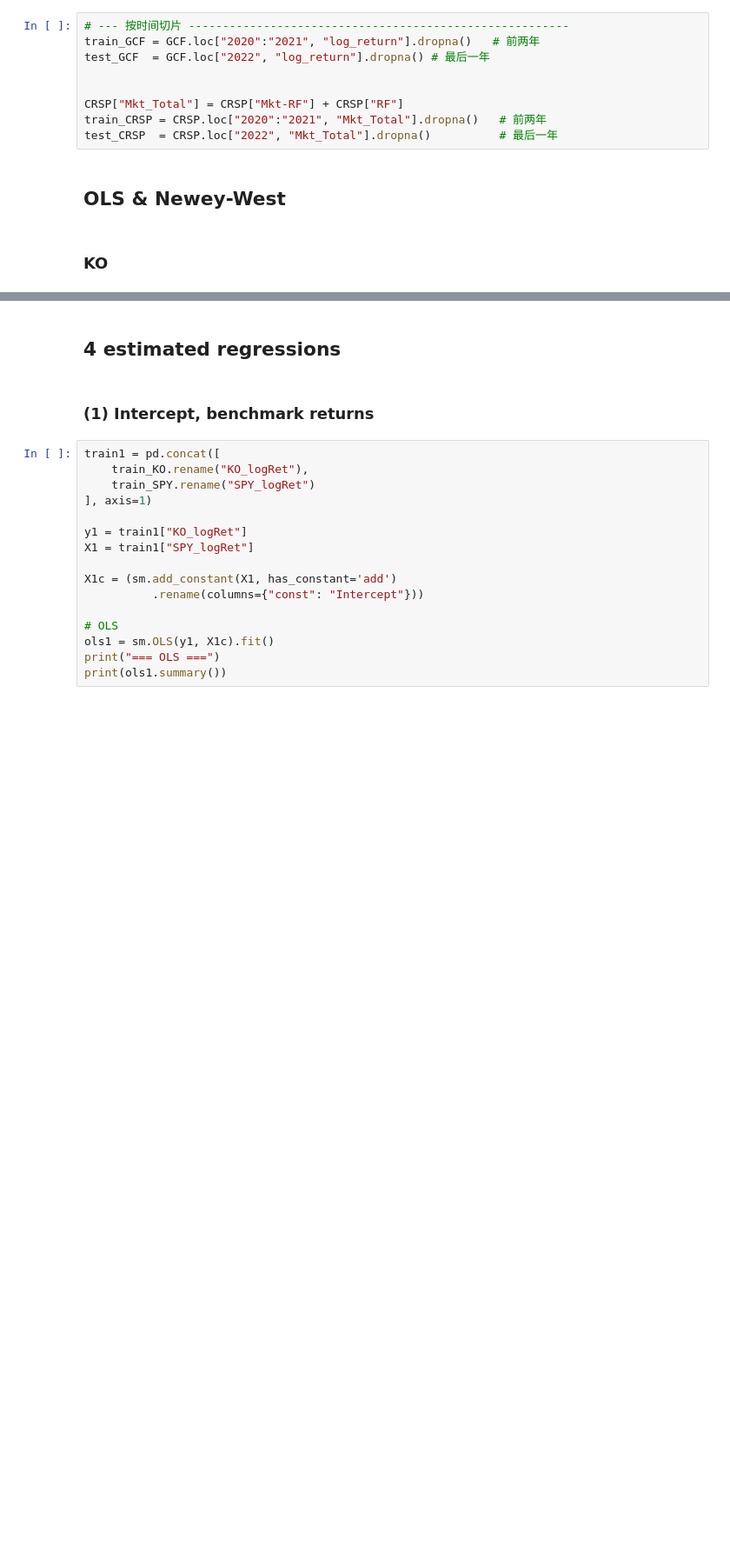
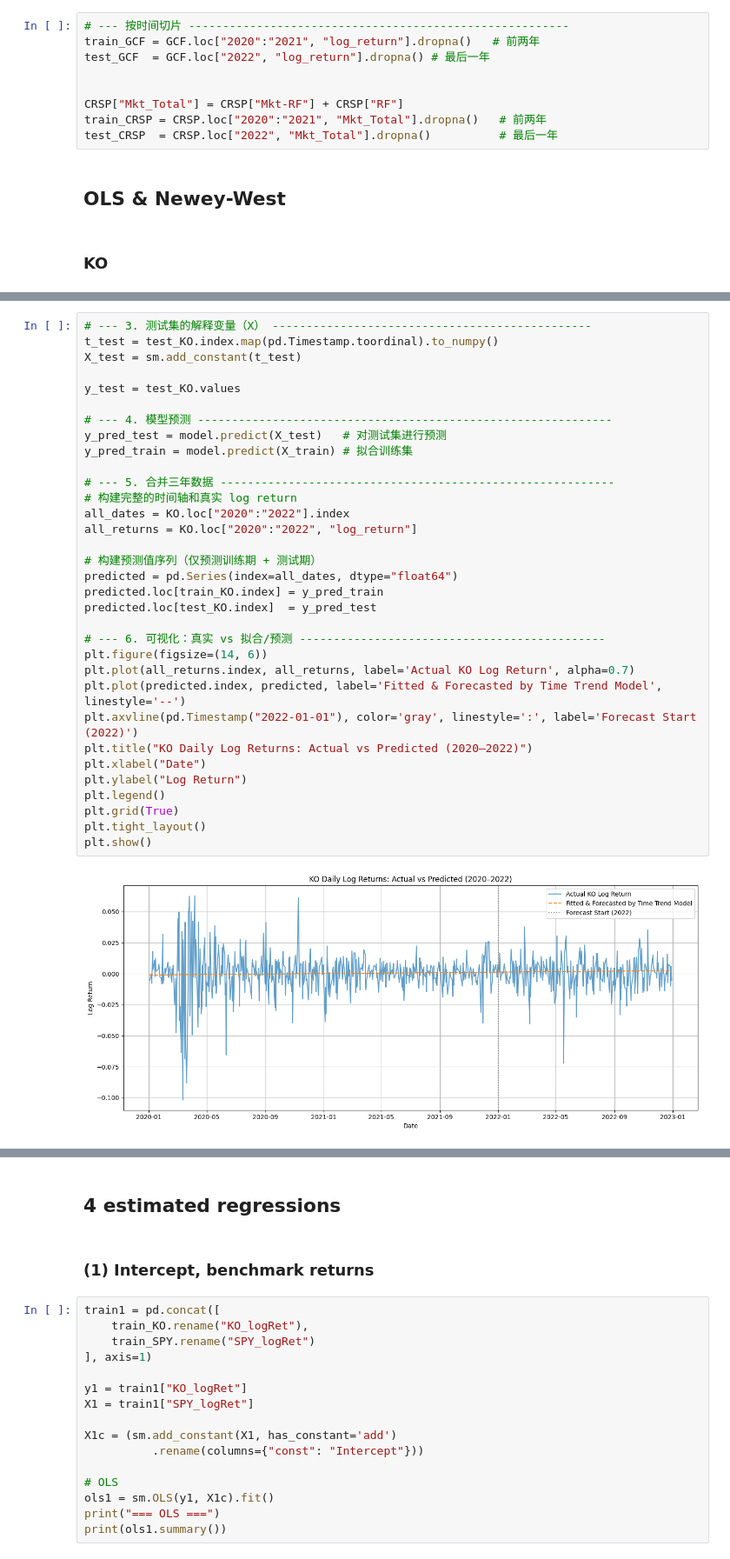
Before and after one commit to CYXNBNBNB/AD685-Quantitative-Methods-for-Finance, a Jupyter notebook: AD685 OLS Regression HAC.ipynb, the cells around one changed output, grey strips where cells are left out. Shown at 87% size. Drawn from its saved outputs; the diff is of its cells as text; blank space fills up the shorter version.

```diff
--- a/AD685 OLS Regression HAC.ipynb
+++ b/AD685 OLS Regression HAC.ipynb
@@ -340,6 +340,41 @@ Notes:
 [1] Standard Errors assume that the covariance matrix of the errors is correctly specified.
 [2] The condition number is large, 2.59e+09. This might indicate that there are
 strong multicollinearity or other numerical problems.
+# %%
+# --- 3. 测试集的解释变量（X） -----------------------------------------------
+t_test = test_KO.index.map(pd.Timestamp.toordinal).to_numpy()
+X_test = sm.add_constant(t_test)
+
+y_test = test_KO.values
+
+# --- 4. 模型预测 -------------------------------------------------------------
+y_pred_test = model.predict(X_test)   # 对测试集进行预测
+y_pred_train = model.predict(X_train) # 拟合训练集
+
+# --- 5. 合并三年数据 ----------------------------------------------------------
+# 构建完整的时间轴和真实 log return
+all_dates = KO.loc["2020":"2022"].index
+all_returns = KO.loc["2020":"2022", "log_return"]
+
+# 构建预测值序列（仅预测训练期 + 测试期）
+predicted = pd.Series(index=all_dates, dtype="float64")
+predicted.loc[train_KO.index] = y_pred_train
+predicted.loc[test_KO.index]  = y_pred_test
+
+# --- 6. 可视化：真实 vs 拟合/预测 ---------------------------------------------
+plt.figure(figsize=(14, 6))
+plt.plot(all_returns.index, all_returns, label='Actual KO Log Return', alpha=0.7)
+plt.plot(predicted.index, predicted, label='Fitted & Forecasted by Time Trend Model', linestyle='--')
+plt.axvline(pd.Timestamp("2022-01-01"), color='gray', linestyle=':', label='Forecast Start (2022)')
+plt.title("KO Daily Log Returns: Actual vs Predicted (2020–2022)")
+plt.xlabel("Date")
+plt.ylabel("Log Return")
+plt.legend()
+plt.grid(True)
+plt.tight_layout()
+plt.show()
+# %% [output]
+[figure, added]
 # %%
 hac_cov = sw.cov_hac(model, 1)
 
```
Also changed, not shown: parts of 11 cells of this notebook.
